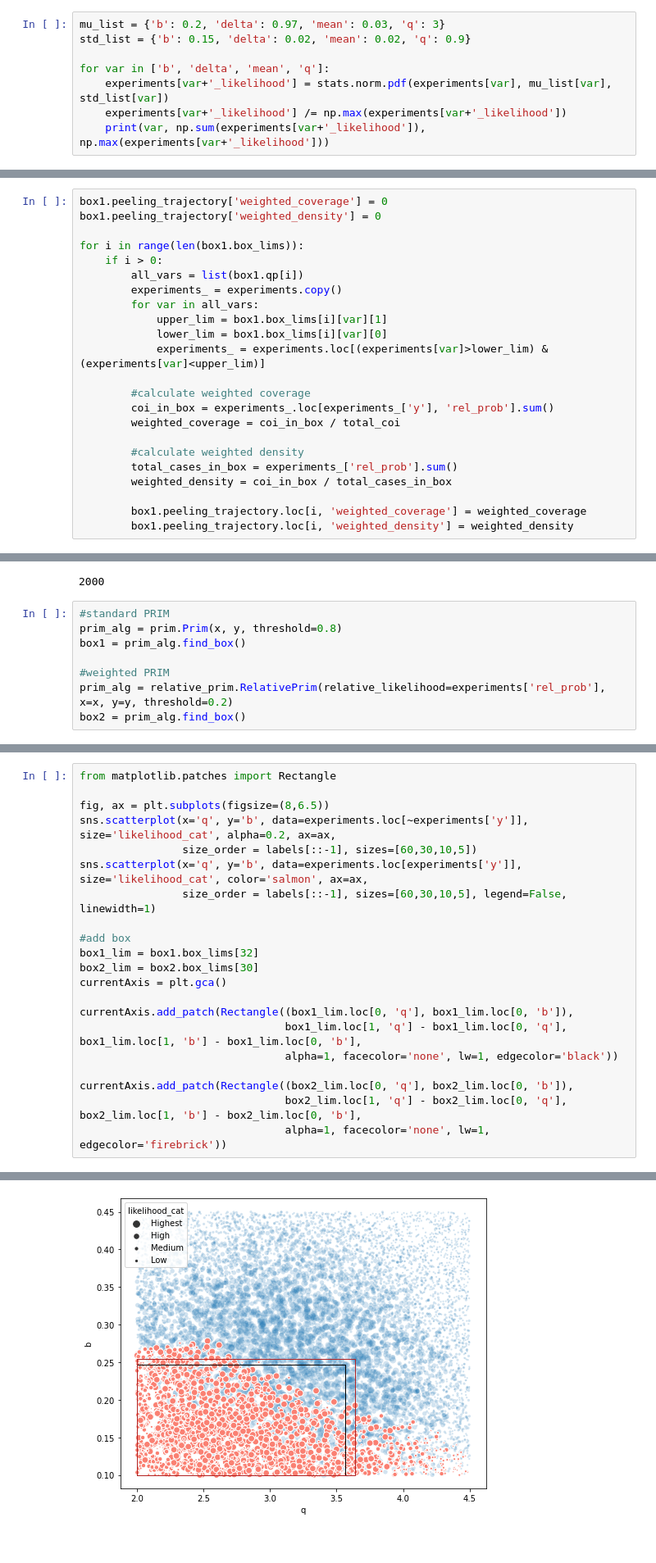
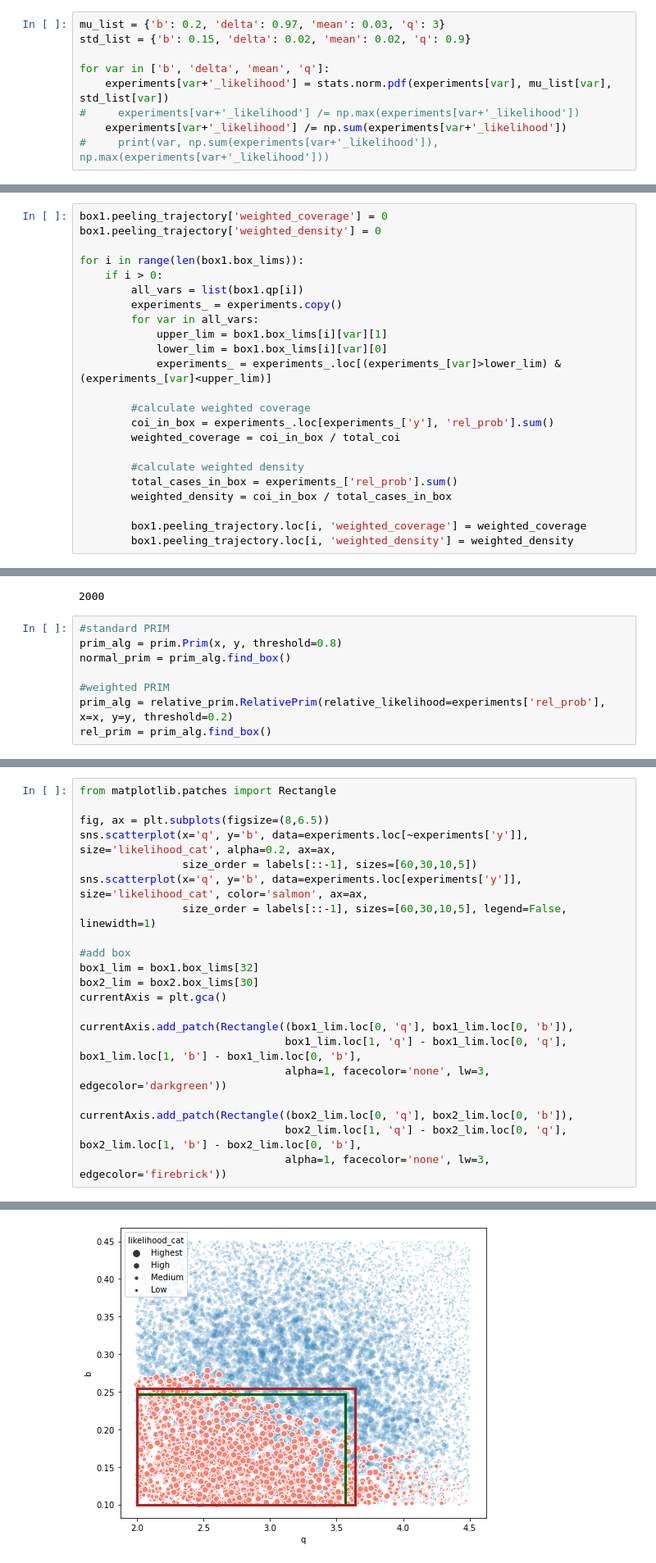
Before and after one commit to bjafino/likelihoodPRIM, a Jupyter notebook: likelihood_prim_v02.ipynb, the cells around one changed output, grey strips where cells are left out. Shown at 82% size. Drawn from its saved outputs; the diff is of its cells as text.

```diff
--- a/likelihood_prim_v02.ipynb
+++ b/likelihood_prim_v02.ipynb
@@ -49,5 +52,6 @@ std_list = {'b': 0.15, 'delta': 0.02, 'mean': 0.02, 'q': 0.9}
 
 for var in ['b', 'delta', 'mean', 'q']:
     experiments[var+'_likelihood'] = stats.norm.pdf(experiments[var], mu_list[var], std_list[var])
-    experiments[var+'_likelihood'] /= np.max(experiments[var+'_likelihood'])
-    print(var, np.sum(experiments[var+'_likelihood']), np.max(experiments[var+'_likelihood']))
+#     experiments[var+'_likelihood'] /= np.max(experiments[var+'_likelihood'])
+    experiments[var+'_likelihood'] /= np.sum(experiments[var+'_likelihood'])
+#     print(var, np.sum(experiments[var+'_likelihood']), np.max(experiments[var+'_likelihood']))
@@ -134,7 +165,7 @@ for i in range(len(box1.box_lims)):
         for var in all_vars:
             upper_lim = box1.box_lims[i][var][1]
             lower_lim = box1.box_lims[i][var][0]
-            experiments_ = experiments.loc[(experiments[var]>lower_lim) & (experiments[var]<upper_lim)]
+            experiments_ = experiments_.loc[(experiments_[var]>lower_lim) & (experiments_[var]<upper_lim)]
 
         #calculate weighted coverage
         coi_in_box = experiments_.loc[experiments_['y'], 'rel_prob'].sum()
@@ -200,11 +231,11 @@ print(experiments['y'].sum())
 # %%
 #standard PRIM
 prim_alg = prim.Prim(x, y, threshold=0.8)
-box1 = prim_alg.find_box()
+normal_prim = prim_alg.find_box()
 
 #weighted PRIM
 prim_alg = relative_prim.RelativePrim(relative_likelihood=experiments['rel_prob'], x=x, y=y, threshold=0.2)
-box2 = prim_alg.find_box()
+rel_prim = prim_alg.find_box()
 # %% [output]
 [MainProcess/INFO] 10000 points remaining, containing 2000 cases of interest
 [MainProcess/INFO] mean: 1.0, mass: 0.0557, coverage: 0.2785, density: 1.0 restricted_dimensions: 3
@@ -252,24 +286,24 @@ sns.scatterplot(x='q', y='b', data=experiments, size='likelihood_cat', alpha=0.2
 # %%
 from matplotlib.patches import Rectangle
 
 fig, ax = plt.subplots(figsize=(8,6.5))
 sns.scatterplot(x='q', y='b', data=experiments.loc[~experiments['y']], size='likelihood_cat', alpha=0.2, ax=ax,
                 size_order = labels[::-1], sizes=[60,30,10,5])
 sns.scatterplot(x='q', y='b', data=experiments.loc[experiments['y']], size='likelihood_cat', color='salmon', ax=ax,
                 size_order = labels[::-1], sizes=[60,30,10,5], legend=False, linewidth=1)
 
 #add box
 box1_lim = box1.box_lims[32]
 box2_lim = box2.box_lims[30]
 currentAxis = plt.gca()
 
 currentAxis.add_patch(Rectangle((box1_lim.loc[0, 'q'], box1_lim.loc[0, 'b']),
                                 box1_lim.loc[1, 'q'] - box1_lim.loc[0, 'q'], box1_lim.loc[1, 'b'] - box1_lim.loc[0, 'b'],
-                                alpha=1, facecolor='none', lw=1, edgecolor='black'))
+                                alpha=1, facecolor='none', lw=3, edgecolor='darkgreen'))
 
 currentAxis.add_patch(Rectangle((box2_lim.loc[0, 'q'], box2_lim.loc[0, 'b']),
                                 box2_lim.loc[1, 'q'] - box2_lim.loc[0, 'q'], box2_lim.loc[1, 'b'] - box2_lim.loc[0, 'b'],
-                                alpha=1, facecolor='none', lw=1, edgecolor='firebrick'))
+                                alpha=1, facecolor='none', lw=3, edgecolor='firebrick'))
 # %% [output]
 <matplotlib.patches.Rectangle at 0x...>
-[figure, old version]
+[figure, new version]
```
Also changed, not shown: parts of 12 cells of this notebook, 3 other files.
